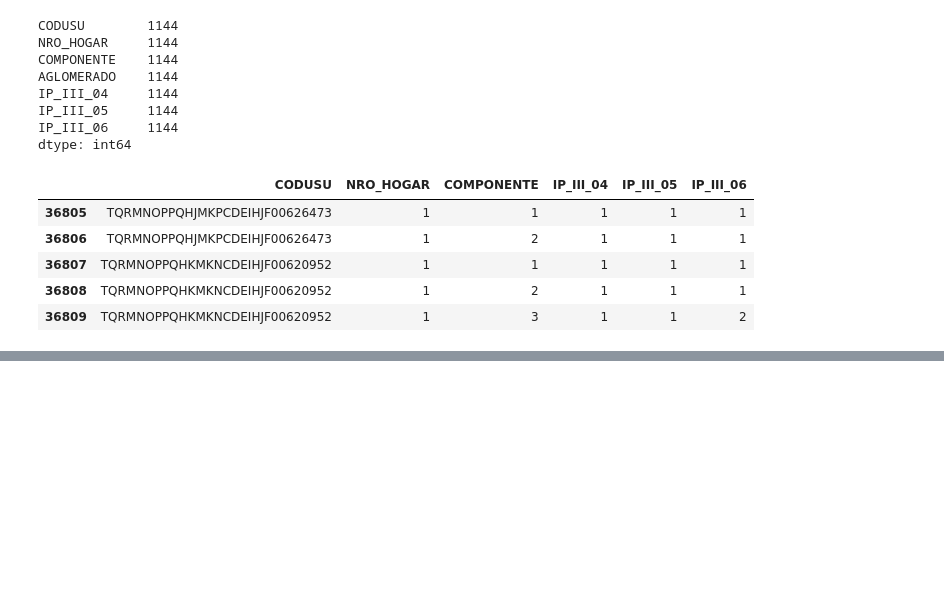
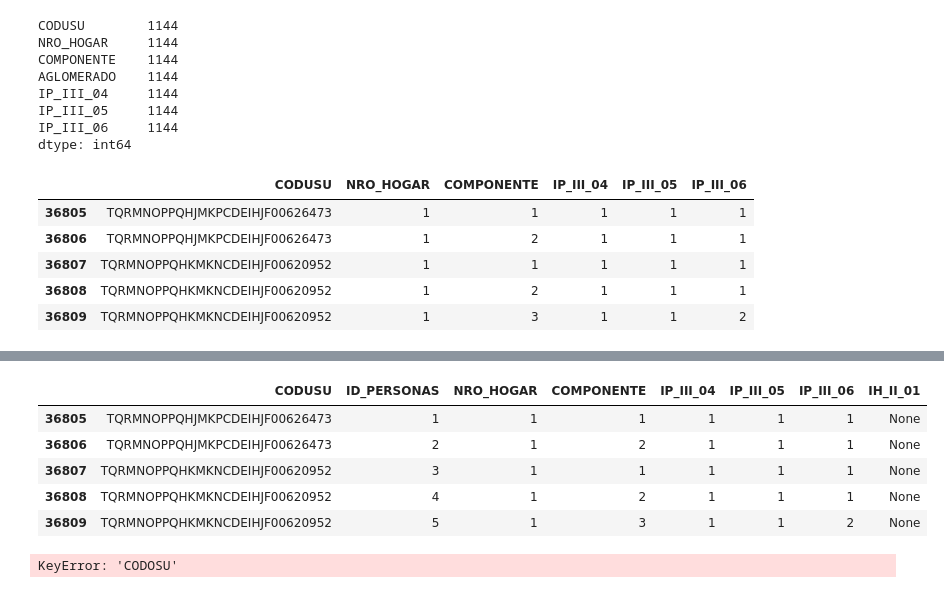
Before and after one commit to ziodoxe/acceso_a_internet, a Jupyter notebook: notebooks/acceso_a_internet.ipynb, the cells around one changed output, grey strips where cells are left out. Saved outputs shown, nothing was run; the diff lists cells and outputs as text; code cells hidden in the pictures; blank space fills up the shorter version.

```diff
--- a/notebooks/acceso_a_internet.ipynb
+++ b/notebooks/acceso_a_internet.ipynb
@@ -174,5 +165,21 @@ df_pertdf.head()
 # %%
 # Se agrega la columna 'IH_II_01' que hace referencia a que si el hogar cuenta con computadora/s.
-df_pertdf['IH_II_01'] =
+df_pertdf['IH_II_01'] = None
+df_pertdf.head()
+# %% [output]
+|  | CODUSU | ID_PERSONAS | NRO_HOGAR | COMPONENTE | IP_III_04 | IP_III_05 | IP_III_06 | IH_II_01 |
+| 36805 | TQRMNOPPQHJMKPCDEIHJF00626473 | 1 | 1 | 1 | 1 | 1 | 1 | None |
+| 36806 | TQRMNOPPQHJMKPCDEIHJF00626473 | 2 | 1 | 2 | 1 | 1 | 1 | None |
+| 36807 | TQRMNOPPQHKMKNCDEIHJF00620952 | 3 | 1 | 1 | 1 | 1 | 1 | None |
+| 36808 | TQRMNOPPQHKMKNCDEIHJF00620952 | 4 | 1 | 2 | 1 | 1 | 1 | None |
+| 36809 | TQRMNOPPQHKMKNCDEIHJF00620952 | 5 | 1 | 3 | 1 | 1 | 2 | None |
+# %%
+for i in range(len(df_pertdf)):
+    codosu_persona = df_pertdf.loc[i, 'CODOSU']
+    ih_ii_01_value = df_hogtdf[df_hogtdf['CODOSU'] == codosu_persona]['IH_II_01'].values
+    if len(ih_ii_01_value) > 0:
+        df_pertdf.loc[i, 'IH_II_01'] = ih_ii_01_value[0]
+# %% [output]
+KeyError: 'CODOSU'
 # %%
 # Concatenar columnas del dataset individuos y hogares.
```
Also changed, not shown: parts of 3 cells of this notebook.
